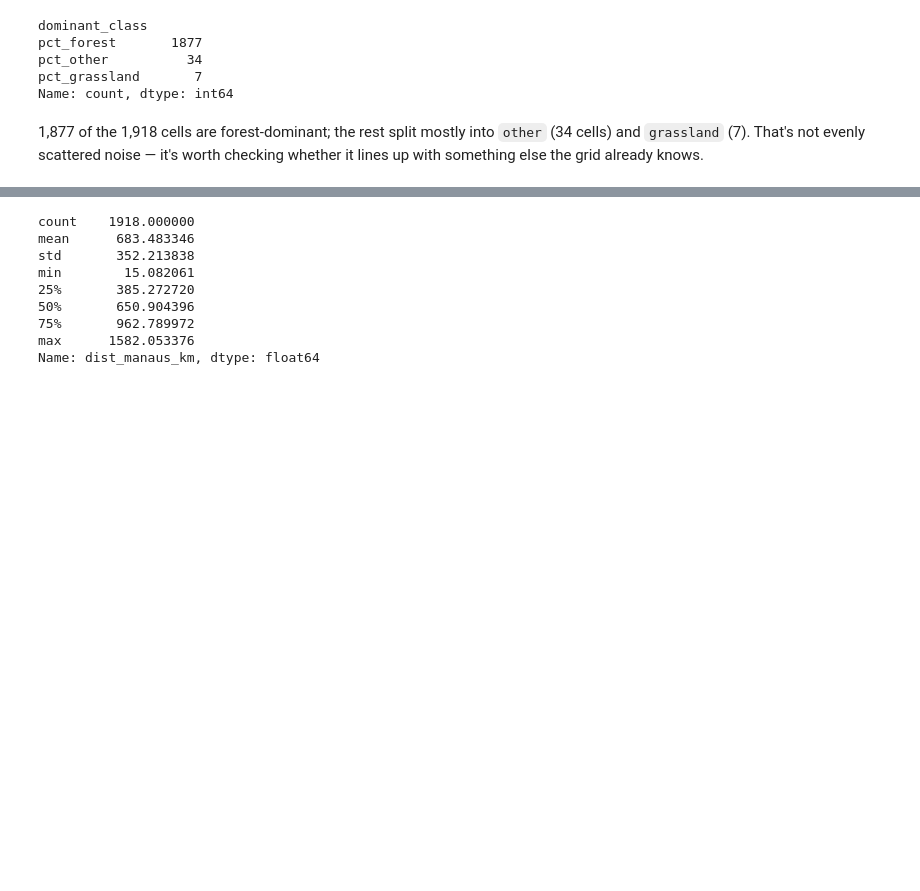
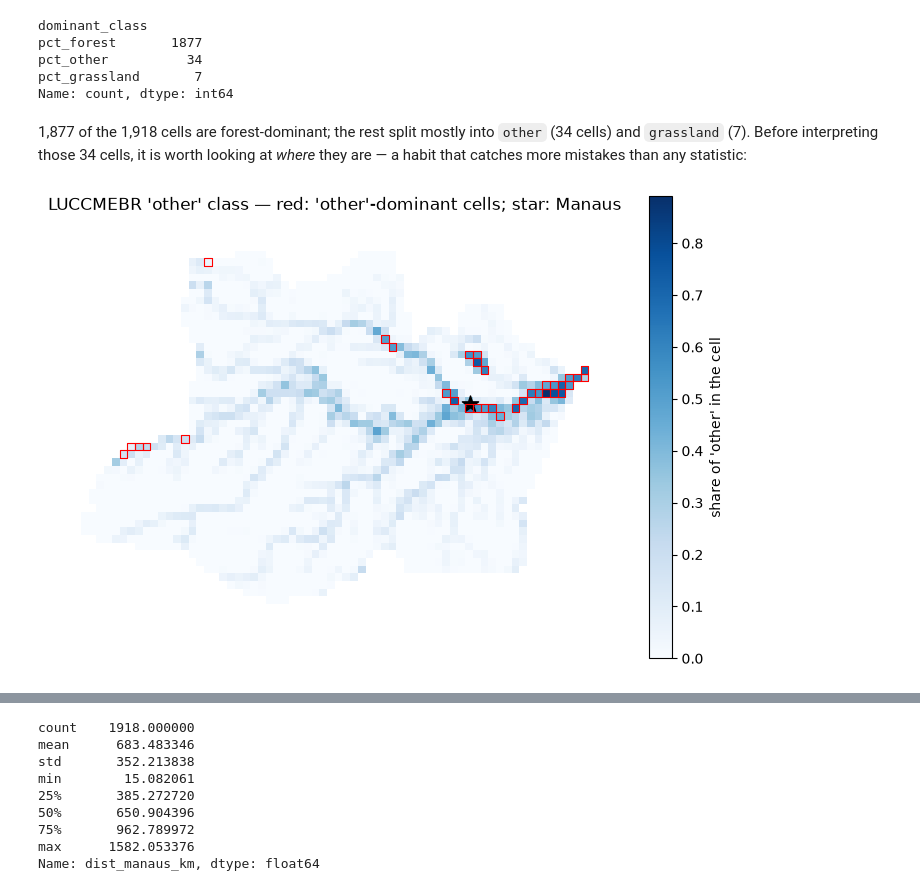
Before and after one commit to LambdaGeo/geospatial-modeling-python, a Jupyter notebook: docs/part2/ch16_integration.ipynb, the cells around one changed output, grey strips where cells are left out. Saved outputs shown, nothing was run; the diff lists cells and outputs as text; code cells hidden in the pictures; blank space fills up the shorter version.

```diff
--- a/docs/part2/ch16_integration.ipynb
+++ b/docs/part2/ch16_integration.ipynb
@@ -173,4 +173,15 @@ pct_other          34
 pct_grassland       7
 Name: count, dtype: int64
 # %% [markdown]
-1,877 of the 1,918 cells are forest-dominant; the rest split mostly into `other` (34 cells) and `grassland` (7). That's not evenly scattered noise — it's worth checking whether it lines up with something else the grid already knows.
+1,877 of the 1,918 cells are forest-dominant; the rest split mostly into `other` (34 cells) and `grassland` (7). Before interpreting those 34 cells, it is worth looking at *where* they are — a habit that catches more mistakes than any statistic:
+# %%
+fig, ax = plt.subplots(figsize=(9, 6))
+amazonas_grid.plot(column="pct_other", cmap="Blues", legend=True, ax=ax,
+                   legend_kwds={"label": "share of 'other' in the cell"})
+amazonas_grid[amazonas_grid["dominant_class"] == "pct_other"].boundary.plot(ax=ax, color="red", linewidth=0.8)
+manaus_pt = gpd.GeoSeries([Point(-60.0217, -3.1019)], crs="EPSG:4326").to_crs(amazonas_grid.crs)
+manaus_pt.plot(ax=ax, color="black", marker="*", markersize=150)
+ax.set_title("LUCCMEBR 'other' class — red: 'other'-dominant cells; star: Manaus")
+ax.set_axis_off()
+# %% [output]
+[figure, added]
```
Also changed, not shown: parts of 8 cells of this notebook, 2 other files.
